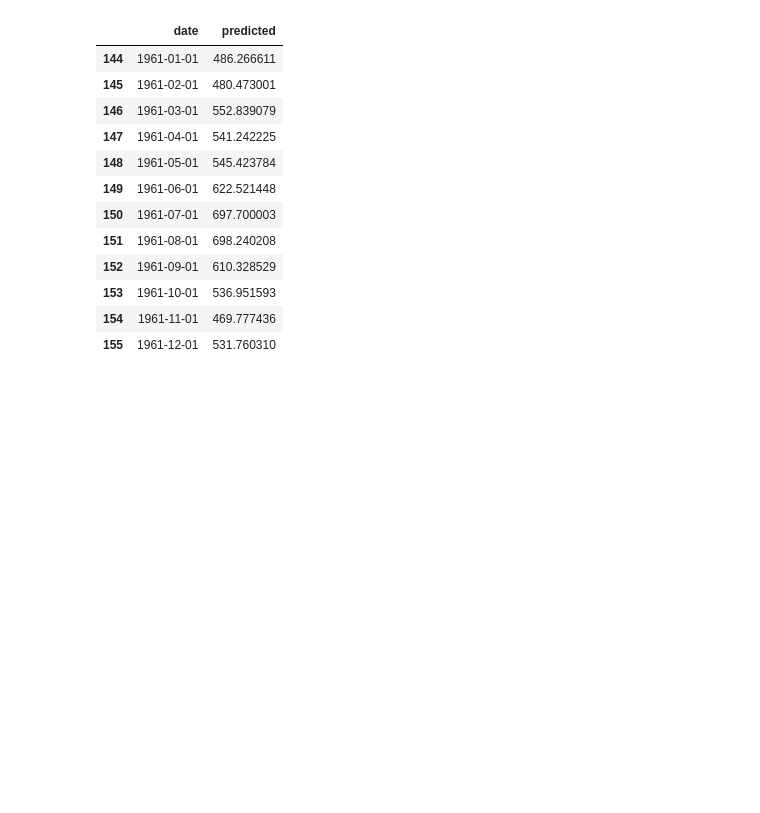
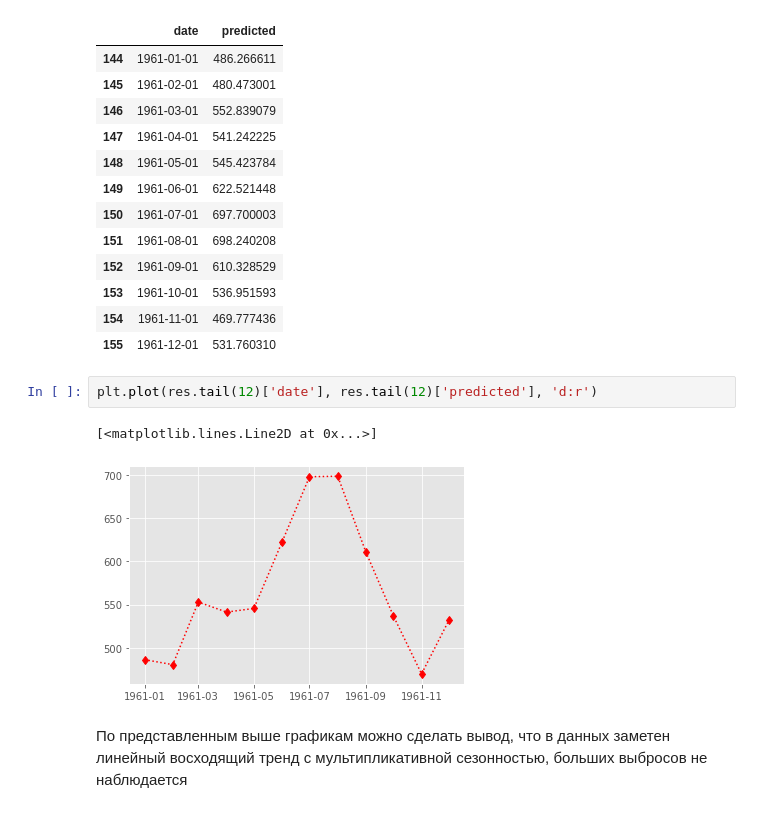
Before and after one commit to ElizavetaWow/MachineLearning, a Jupyter notebook: Sem5_polinom_reg/Seminar_2_3_2022_linear_regression.ipynb, the cells around one changed output. Drawn from its saved outputs; the diff is of its cells as text; blank space fills up the shorter version.

```diff
--- a/Sem5_polinom_reg/Seminar_2_3_2022_linear_regression.ipynb
+++ b/Sem5_polinom_reg/Seminar_2_3_2022_linear_regression.ipynb
@@ -502,3 +502,10 @@ res.tail(12)
 | 153 | 1961-10-01 | 536.951593 |
 | 154 | 1961-11-01 | 469.777436 |
 | 155 | 1961-12-01 | 531.760310 |
+# %%
+plt.plot(res.tail(12)['date'], res.tail(12)['predicted'], 'd:r')
+# %% [output]
+[<matplotlib.lines.Line2D at 0x...>]
+[figure, added]
+# %% [markdown]
+По представленным выше графикам можно сделать вывод, что в данных заметен линейный восходящий тренд с мультипликативной сезонностью, больших выбросов не наблюдается
```
Also changed, not shown: parts of 15 cells of this notebook.
